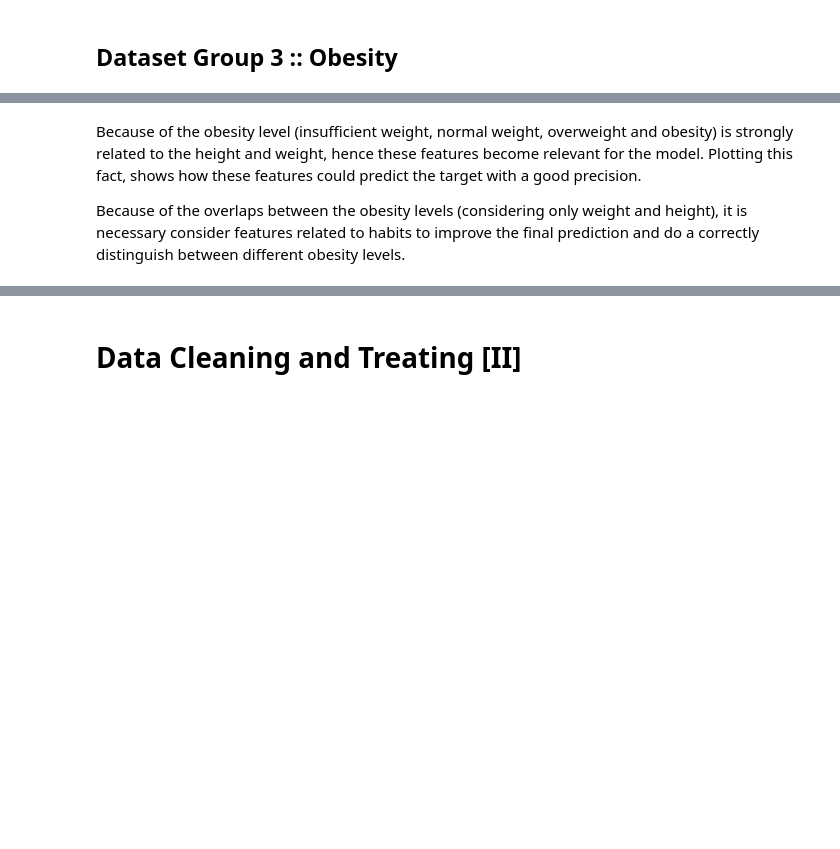
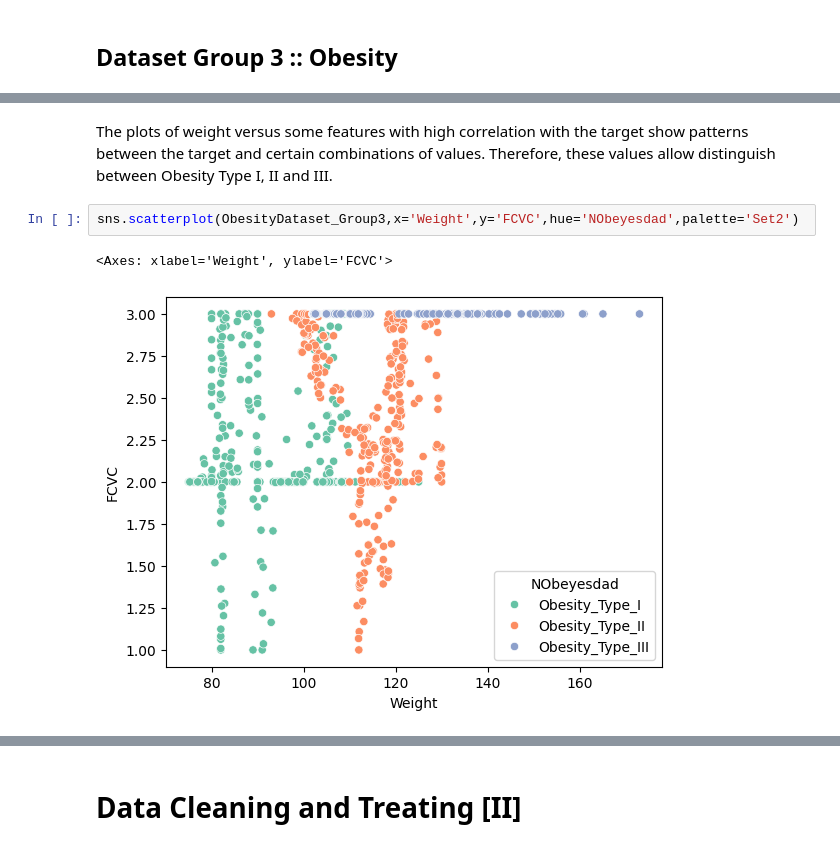
Before and after one commit to alexisuaguilaru/Obesity_Levels_Model, a Jupyter notebook: Exploratory_Data_Analysis/ExploratoryDataAnalysis.ipynb, the cells around one changed output, grey strips where cells are left out. Drawn from its saved outputs; the diff is of its cells as text; blank space fills up the shorter version.

Commit message:
ADD final observations and plot to Data Analysis in EDA

```diff
--- a/Exploratory_Data_Analysis/ExploratoryDataAnalysis.ipynb
+++ b/Exploratory_Data_Analysis/ExploratoryDataAnalysis.ipynb
@@ -322,4 +328,7 @@ sns.heatmap(CorrelationMatrix_Group3,mask=MaskValues_Group3,cmap='RdYlBu',ytickl
-# %% [markdown]
-Because of the obesity level (insufficient weight, normal weight, overweight and obesity) is strongly related to the height and weight, hence these features become relevant for the model. Plotting this fact, shows how these features could predict the target with a good precision.
-
-Because of the overlaps between the obesity levels (considering only weight and height), it is necessary consider features related to habits to improve the final prediction and do a correctly distinguish between different obesity levels.
+# %% [markdown]
+The plots of weight versus some features with high correlation with the target show patterns between the target and certain combinations of values. Therefore, these values allow distinguish between Obesity Type I, II and III.
+# %%
+sns.scatterplot(ObesityDataset_Group3,x='Weight',y='FCVC',hue='NObeyesdad',palette='Set2')
+# %% [output]
+<Axes: xlabel='Weight', ylabel='FCVC'>
+[figure, added]
```
Also changed, not shown: parts of 6 cells of this notebook.
